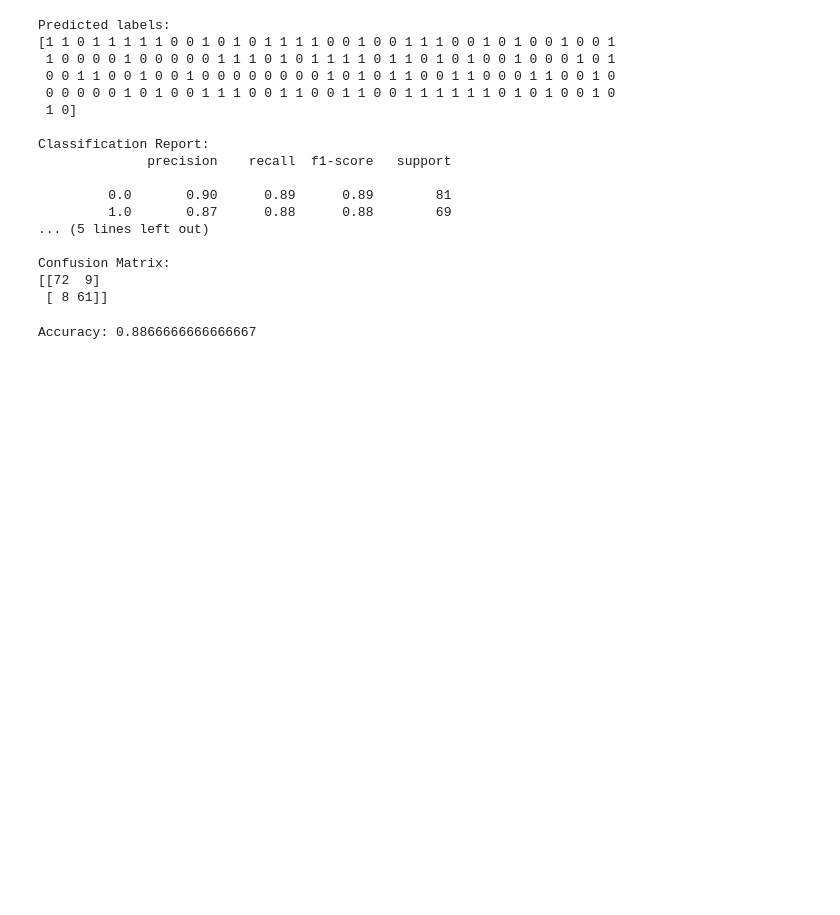
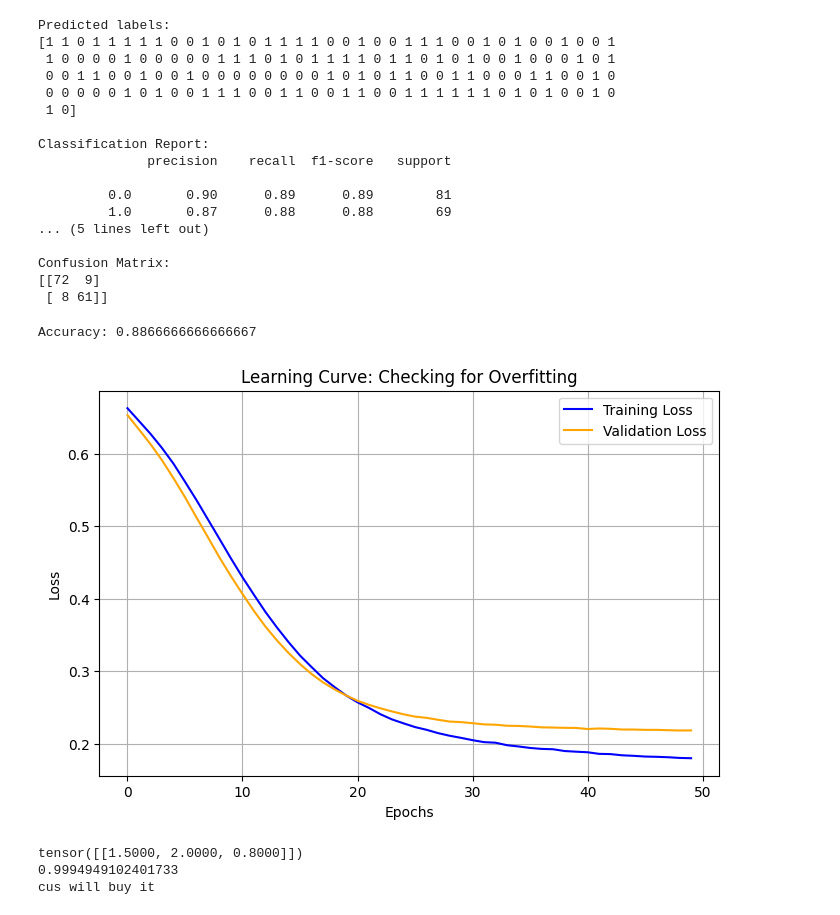
Before and after one commit to sandula-sanchana/Neural-networks-PyTorch-, a Jupyter notebook: denseNN/densenn.ipynb, the cells around one changed output. Saved outputs shown, nothing was run; the diff lists cells and outputs as text; code cells hidden in the pictures; blank space fills up the shorter version.

Commit message:
inferance and generalization graph

```diff
--- a/denseNN/densenn.ipynb
+++ b/denseNN/densenn.ipynb
@@ -189,3 +189,40 @@ from sklearn.metrics import accuracy_score
 print("Accuracy:", accuracy_score(y_true, y_pred))
 # %% [output]
 Accuracy: 0.8866666666666667
+# %%
+plt.figure(figsize=(8, 5))
+plt.plot(train_loss, label='Training Loss', color='blue')
+plt.plot(val_losses, label='Validation Loss', color='orange')
+plt.title('Learning Curve: Checking for Overfitting')
+plt.xlabel('Epochs')
+plt.ylabel('Loss')
+plt.legend()
+plt.grid(True)
+plt.show()
+# %% [output]
+[figure, added]
+# %%
+#infarance
+
+new_cus_data=[[1.5,2.0,0.8]]
+
+new_data_t=torch.tensor(new_cus_data,dtype=torch.float32)
+
+print(new_data_t)
+
+
+model.eval()
+
+with torch.no_grad():
+    new_logits=model(new_data_t)
+    new_data_prob=torch.sigmoid(new_logits)
+    print(new_data_prob.item())
+
+
+
+if new_data_prob>=0.5:
+    print("cus will buy it")
+# %% [output]
+tensor([[1.5000, 2.0000, 0.8000]])
+0.9994949102401733
+cus will buy it
```
